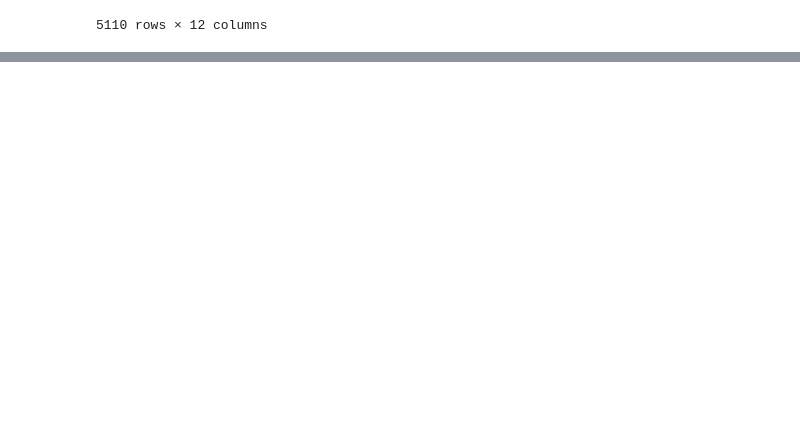
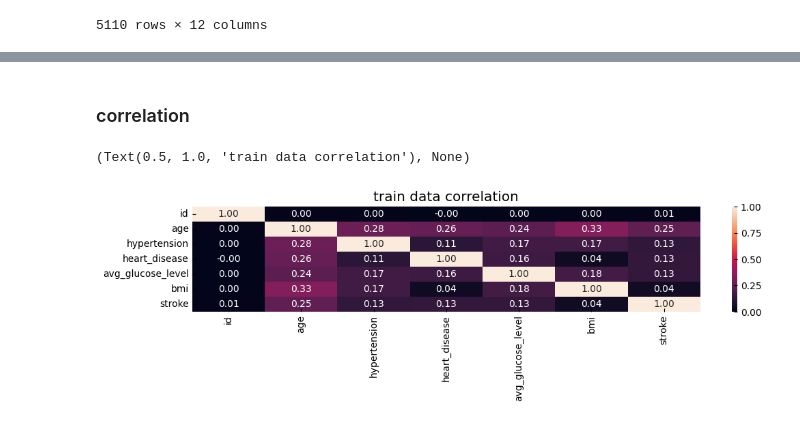
Before and after one commit to databak/brain_stroke_prediction, a Jupyter notebook: notebook/brain_stroke_prediction.ipynb, the cells around one changed output, grey strips where cells are left out. Cells and saved outputs as stored; diff of their text form; code cells hidden in the pictures; blank space fills up the shorter version.

```diff
--- a/notebook/brain_stroke_prediction.ipynb
+++ b/notebook/brain_stroke_prediction.ipynb
@@ -46,2 +89,13 @@ df_info
 | smoking_status | 4 | 0 | object |
 | stroke | 2 | 0 | int64 |
+# %% [markdown]
+### correlation
+# %%
+df_corr = df_train.select_dtypes(include=np.number).corr()
+df_corr
+plt.figure(figsize = (12,2))
+sns.heatmap(corr_mat ,annot = True , fmt = '0.2f') ,
+plt.title('train data correlation') , plt.grid()
+# %% [output]
+(Text(0.5, 1.0, 'train data correlation'), None)
+[figure, added]
```
Also changed, not shown: parts of 17 cells of this notebook.
